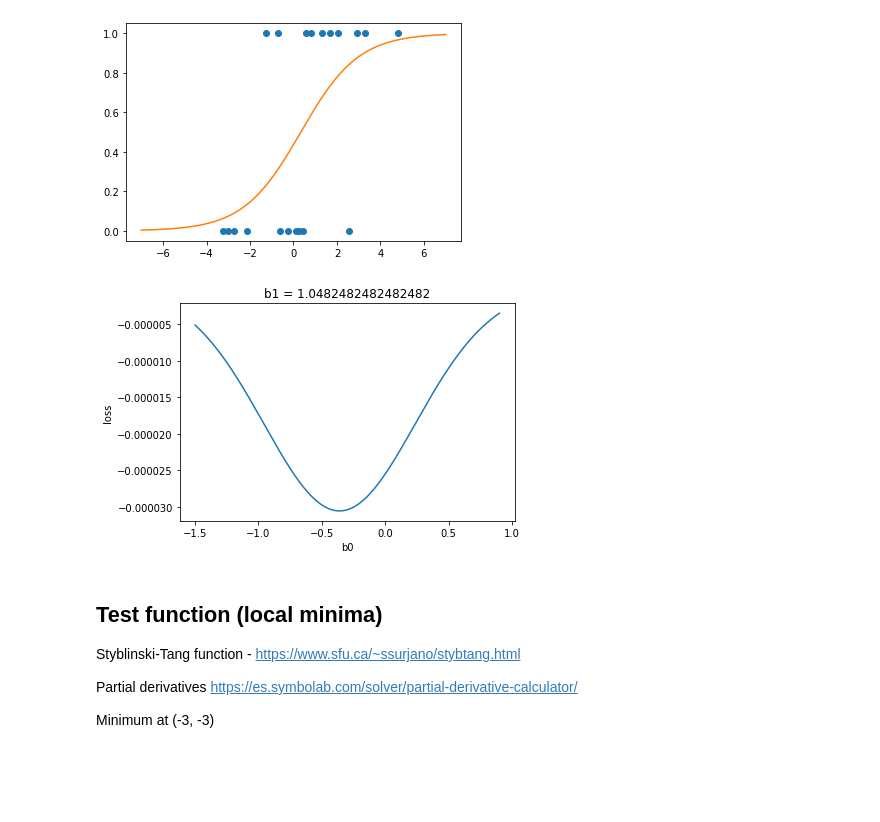
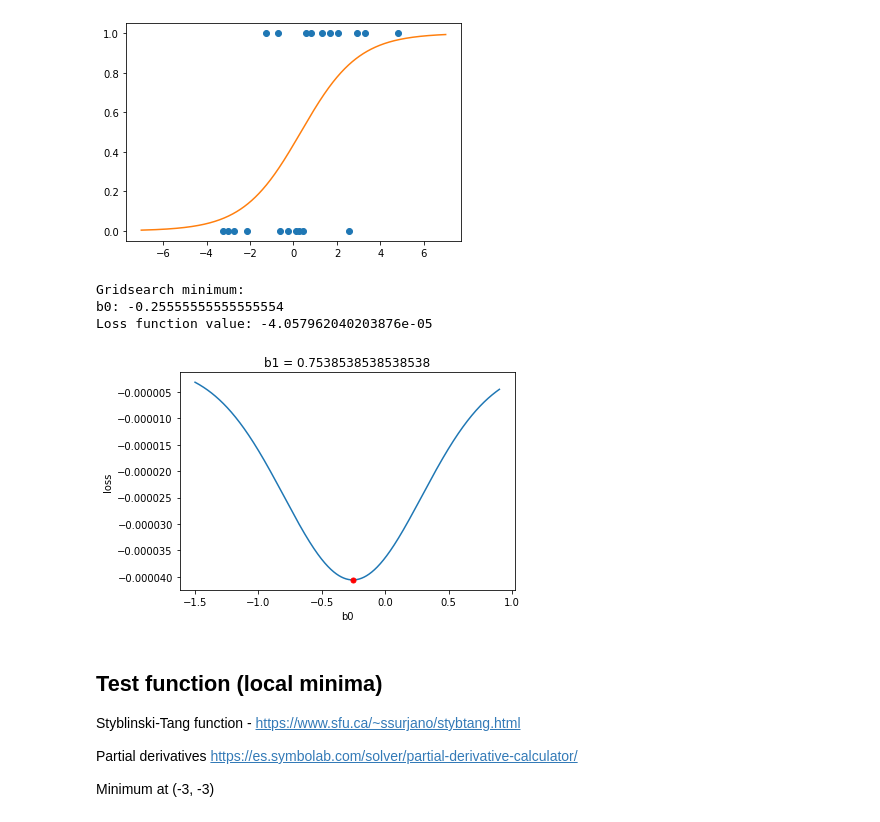
Before and after one commit to pablosuau/training, a Jupyter notebook: machine_learning/03_ml_theory/01_gradient_descent/01_loss_functions.ipynb, the cells around one changed output. Drawn from its saved outputs; the diff is of its cells as text; code cells hidden in the pictures; blank space fills up the shorter version.

```diff
--- a/machine_learning/03_ml_theory/01_gradient_descent/01_loss_functions.ipynb
+++ b/machine_learning/03_ml_theory/01_gradient_descent/01_loss_functions.ipynb
@@ -222,10 +247,13 @@ b1: 0.7538538538538538
 Loss function value: -4.057962040203876e-05
 [figure]
 [figure]
-# %%
-_ = lgl.plot_loss_1D(0, 616)
-# %% [output]
-[figure, removed]
+# %%
+lgl.gridsearch_loss_1D(0, 443)
+# %% [output]
+Gridsearch minimum:
+b0: -0.25555555555555554
+Loss function value: -4.057962040203876e-05
+[figure, added]
 # %% [markdown]
 ## Test function (local minima)
 
```
Also changed, not shown: parts of 5 cells of this notebook.
